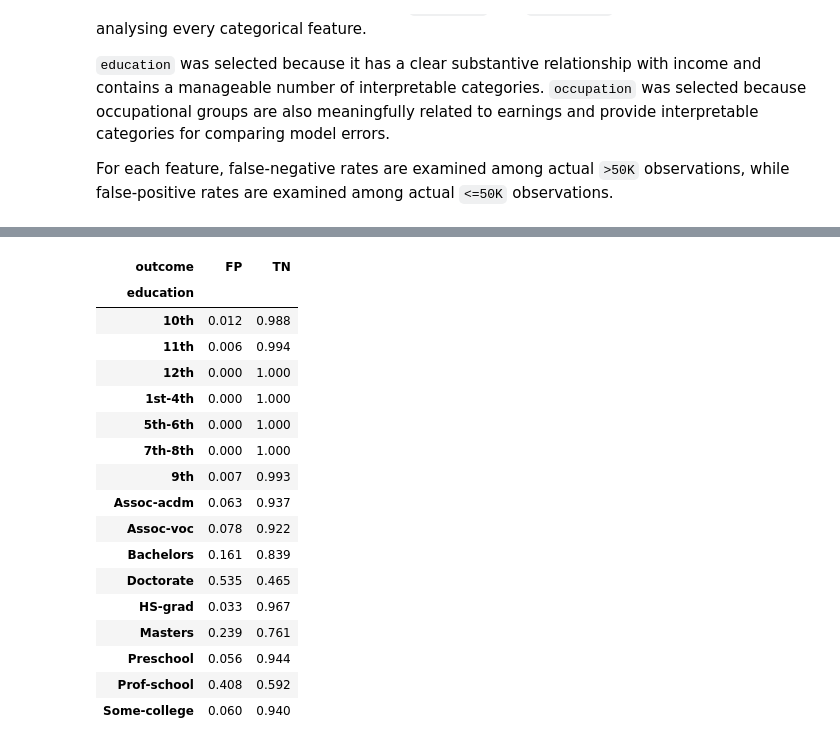
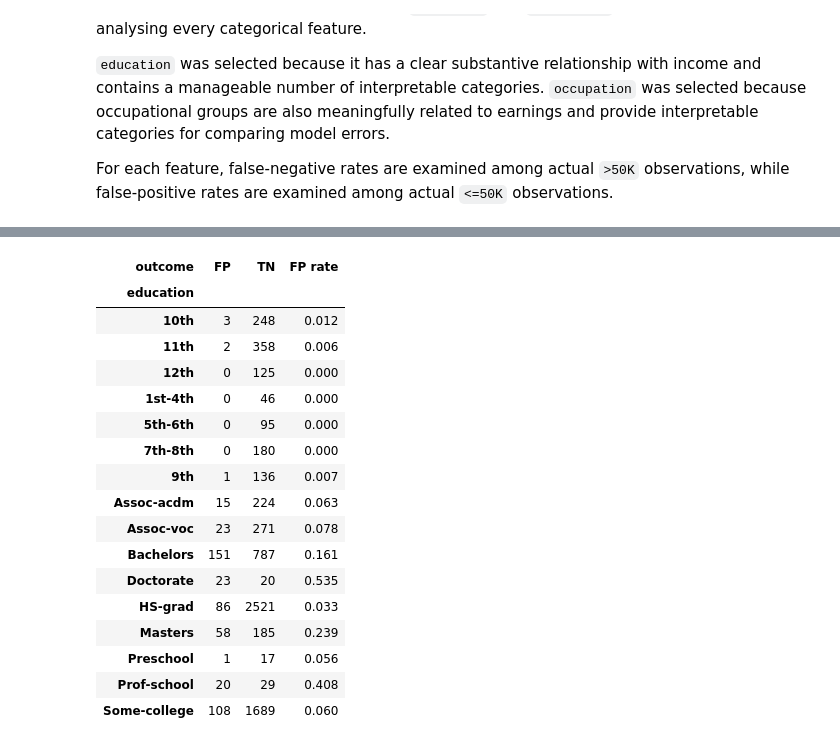
Before and after one commit to SimonYip22/adult-income-ml-classification, a Jupyter notebook: adult_income_workflow.ipynb, the cells around one changed output, grey strips where cells are left out. Drawn from its saved outputs; the diff is of its cells as text; code cells hidden in the pictures.

```diff
--- a/adult_income_workflow.ipynb
+++ b/adult_income_workflow.ipynb
@@ -1139,25 +1140,38 @@ education_positive_rates
 # %%
+education_negative_counts = pd.crosstab(
+    negative_cases["education"],
+    negative_cases["outcome"]
+)
+
 education_negative_rates = pd.crosstab(
     negative_cases["education"],
     negative_cases["outcome"],
     normalize="index"
 ).round(3)
+
+education_negative_summary = education_negative_counts.copy()
+
+education_negative_summary["FP rate"] = (
+    education_negative_rates["FP"]
+)
+
+education_negative_summary
 # %% [output]
-| outcome | FP | TN |
-| education |  |  |
-| 10th | 0.012 | 0.988 |
-| 11th | 0.006 | 0.994 |
-| 12th | 0.000 | 1.000 |
-| 1st-4th | 0.000 | 1.000 |
-| 5th-6th | 0.000 | 1.000 |
-| 7th-8th | 0.000 | 1.000 |
-| 9th | 0.007 | 0.993 |
-| Assoc-acdm | 0.063 | 0.937 |
-| Assoc-voc | 0.078 | 0.922 |
-| Bachelors | 0.161 | 0.839 |
-| Doctorate | 0.535 | 0.465 |
-| HS-grad | 0.033 | 0.967 |
-| Masters | 0.239 | 0.761 |
-| Preschool | 0.056 | 0.944 |
-| Prof-school | 0.408 | 0.592 |
-| Some-college | 0.060 | 0.940 |
+| outcome | FP | TN | FP rate |
+| education |  |  |  |
+| 10th | 3 | 248 | 0.012 |
+| 11th | 2 | 358 | 0.006 |
+| 12th | 0 | 125 | 0.000 |
+| 1st-4th | 0 | 46 | 0.000 |
+| 5th-6th | 0 | 95 | 0.000 |
+| 7th-8th | 0 | 180 | 0.000 |
+| 9th | 1 | 136 | 0.007 |
+| Assoc-acdm | 15 | 224 | 0.063 |
+| Assoc-voc | 23 | 271 | 0.078 |
+| Bachelors | 151 | 787 | 0.161 |
+| Doctorate | 23 | 20 | 0.535 |
+| HS-grad | 86 | 2521 | 0.033 |
+| Masters | 58 | 185 | 0.239 |
+| Preschool | 1 | 17 | 0.056 |
+| Prof-school | 20 | 29 | 0.408 |
+| Some-college | 108 | 1689 | 0.060 |
```
Also changed, not shown: parts of 9 cells of this notebook.
